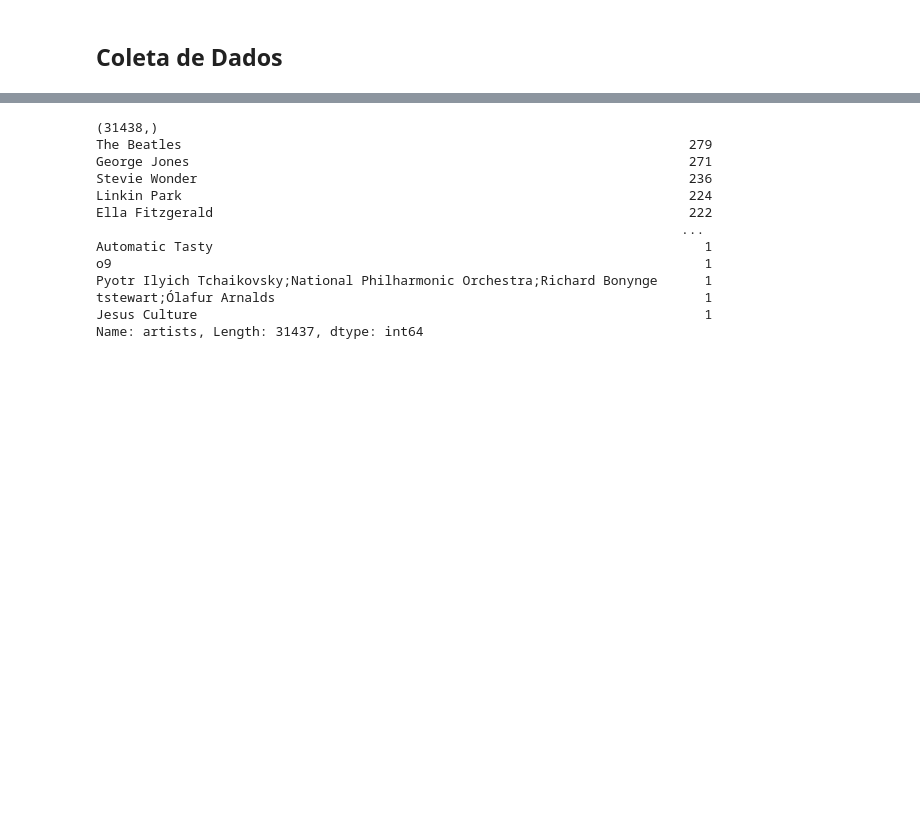
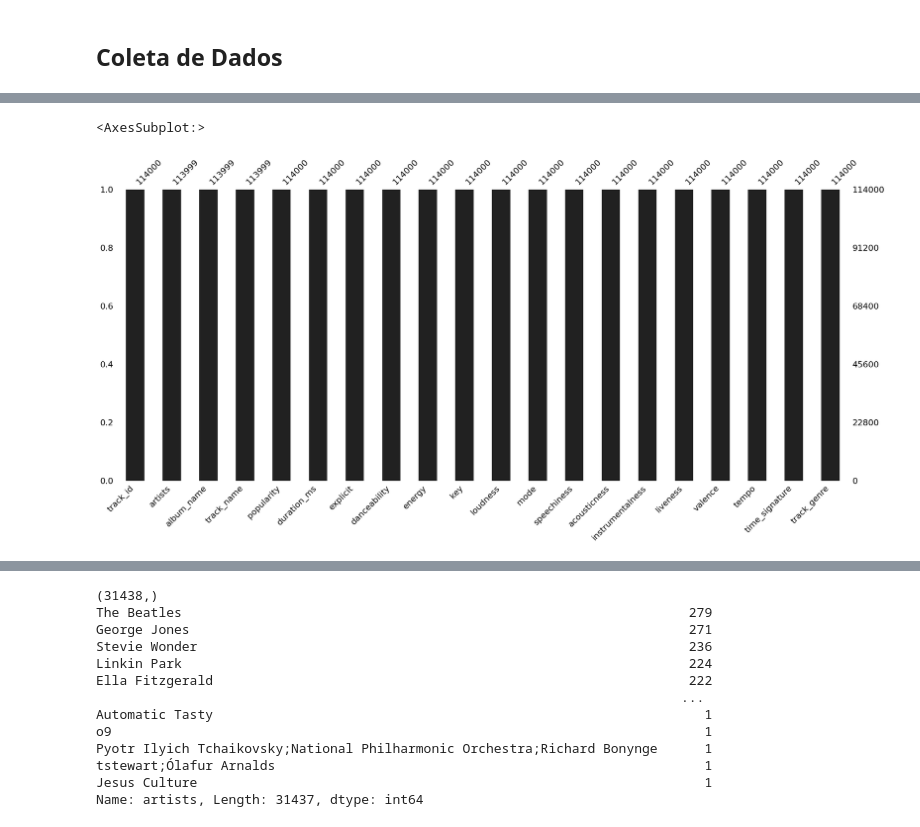
Before and after one commit to thaistudandoo/Spotify, a Jupyter notebook: SpotifyDataExploration.ipynb, the cells around one changed output, grey strips where cells are left out. Cells and saved outputs as stored; diff of their text form; code cells hidden in the pictures; blank space fills up the shorter version.

```diff
--- a/SpotifyDataExploration.ipynb
+++ b/SpotifyDataExploration.ipynb
@@ -62,0 +48,4 @@ Numero de linhas e colunas respectivamente: (114000, 21)
+# %%
+# Leitura dos Dados sem a ciração da coluna "Unnamed: 0"
+data = pd.read_csv("dataset.csv", index_col=0)
+data.head()
@@ -94,0 +140,5 @@ data.describe()
+# %%
+msno.bar(data, color="#212121")
+# %% [output]
+<AxesSubplot:>
+[figure, added]
```
Also changed, not shown: parts of 30 cells of this notebook.
